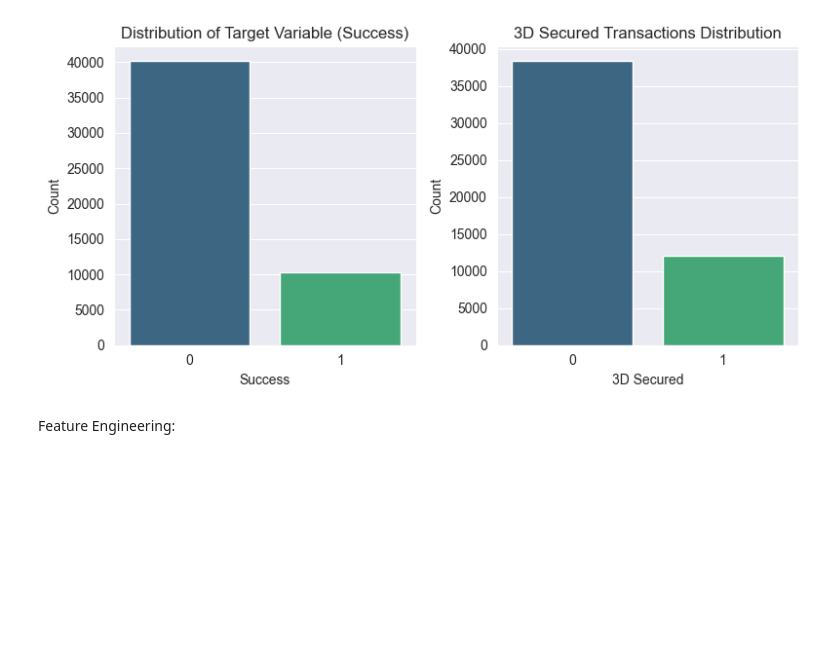
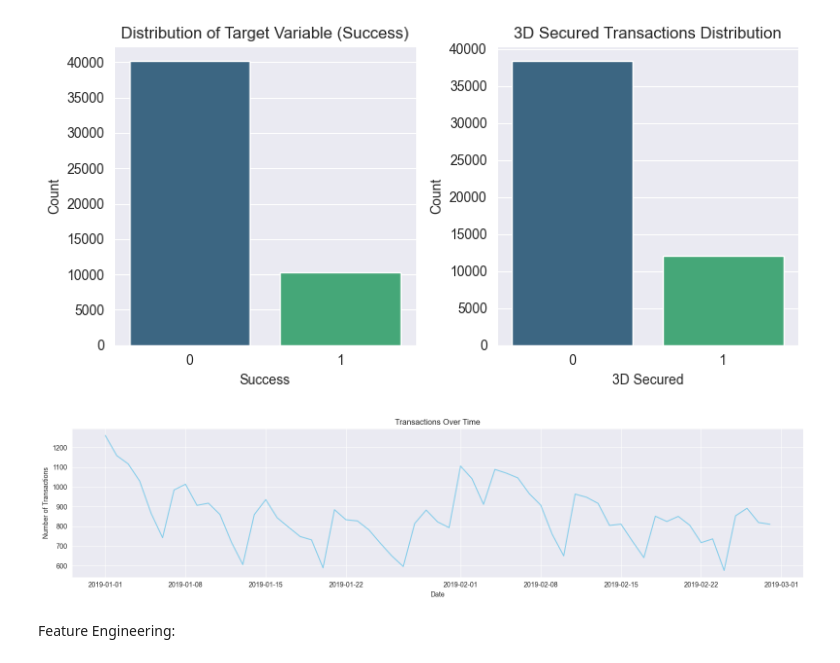
Before and after one commit to ayush1330/Credit_Card_Routing_for_Online_Purchase, a Jupyter notebook: case_study_card_payment.ipynb, the cells around one changed output. Saved outputs shown, nothing was run; the diff lists cells and outputs as text; code cells hidden in the pictures; blank space fills up the shorter version.

Commit message:
charts

```diff
--- a/case_study_card_payment.ipynb
+++ b/case_study_card_payment.ipynb
@@ -206,6 +206,23 @@ plt.tight_layout()
 plt.show()
 # %% [output]
 [figure]
+# %%
+data["tmsp"] = pd.to_datetime(data["tmsp"])
+
+# Group by date and count the number of transactions for each day
+daily_transactions = data.groupby(data["tmsp"].dt.date).size()
+
+# Plotting transactions over time
+plt.figure(figsize=(16, 4))
+daily_transactions.plot(color="skyblue")
+plt.title("Transactions Over Time")
+plt.xlabel("Date")
+plt.ylabel("Number of Transactions")
+plt.grid(True)
+plt.tight_layout()
+plt.show()
+# %% [output]
+[figure, added]
 # %% [markdown]
 Feature Engineering:
 # %% [markdown]
```
Also changed, not shown: parts of 2 cells of this notebook.
